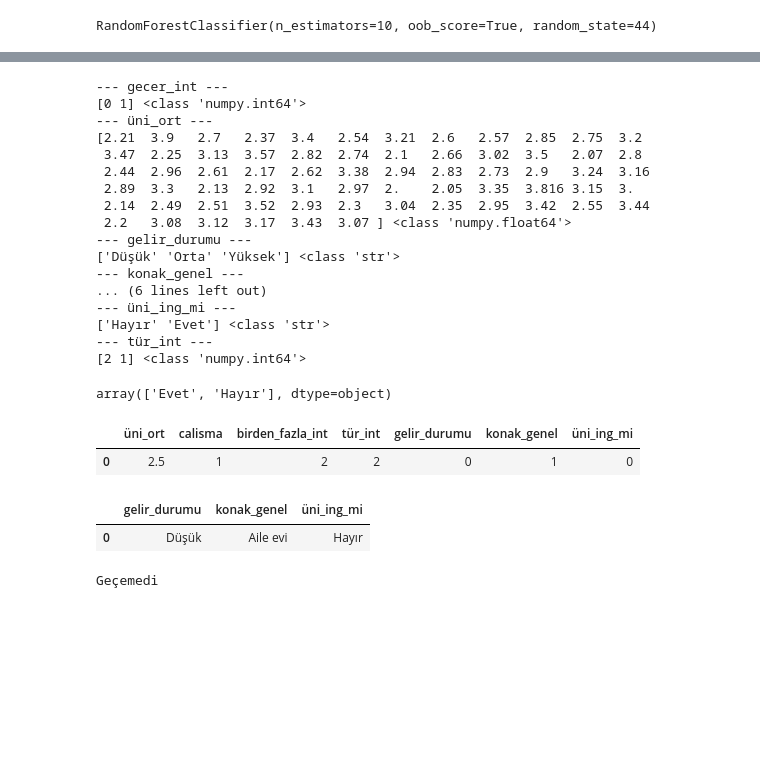
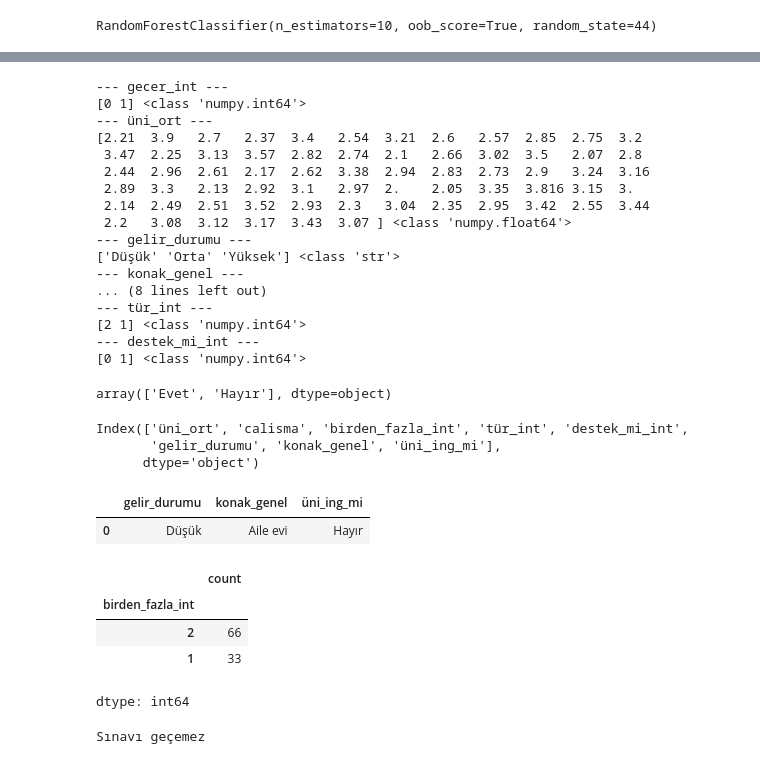
Before and after one commit to kemaldoguoktay/hmgs-analiz, a Jupyter notebook: hmgs.ipynb, the cells around one changed output, grey strips where cells are left out. Cells and saved outputs as stored; diff of their text form; code cells hidden in the pictures; blank space fills up the shorter version.

```diff
--- a/hmgs.ipynb
+++ b/hmgs.ipynb
@@ -1353,5 +1361,5 @@ ml_df = df.copy()
 # %%
-ml_df = ml_df[["gecer_int", "üni_ort", "gelir_durumu", "konak_genel", "calisma","birden_fazla_int","üni_ing_mi","tür_int"]]
+ml_df = ml_df[["gecer_int", "üni_ort", "gelir_durumu", "konak_genel", "calisma","birden_fazla_int","üni_ing_mi","tür_int","destek_mi_int"]]
 # %%
 x = ml_df.drop("gecer_int", axis=1)
 y = ml_df["gecer_int"]
@@ -1439,28 +1448,37 @@ for i in ml_df:
 --- gelir_durumu ---
 ['Düşük' 'Orta' 'Yüksek'] <class 'str'>
 --- konak_genel ---
-... (6 lines left out)
---- üni_ing_mi ---
-['Hayır' 'Evet'] <class 'str'>
+... (8 lines left out)
 --- tür_int ---
 [2 1] <class 'numpy.int64'>
+--- destek_mi_int ---
+[0 1] <class 'numpy.int64'>
 # %%
 label_encoders["üni_ing_mi"].inverse_transform([0,1])
 # %% [output]
 array(['Evet', 'Hayır'], dtype=object)
-# %%
-deneme_df.head(1)
-# %% [output]
-|  | üni_ort | calisma | birden_fazla_int | tür_int | gelir_durumu | konak_genel | üni_ing_mi |
-| 0 | 2.5 | 1 | 2 | 2 | 0 | 1 | 0 |
+# %%
+x_name
+# %% [output]
+Index(['üni_ort', 'calisma', 'birden_fazla_int', 'tür_int', 'destek_mi_int',
+       'gelir_durumu', 'konak_genel', 'üni_ing_mi'],
+      dtype='object')
 # %%
 x_categorical.head(1)
 # %% [output]
 |  | gelir_durumu | konak_genel | üni_ing_mi |
 | 0 | Düşük | Aile evi | Hayır |
+# %%
+ml_df.birden_fazla_int.value_counts()
+# %% [output]
+|  | count |
+| birden_fazla_int |  |
+| 2 | 66 |
+| 1 | 33 |
+dtype: int64
 # %%
-deneme = [2.36, 1.7, 2, 1, "Orta", "Aile evi değil", "Evet"]
-deneme_df = pd.DataFrame([deneme], columns=["üni_ort","calisma","birden_fazla_int","tür_int","gelir_durumu","konak_genel","üni_ing_mi"])
+deneme = [2.4, 1.8, 2, 2, 1,"Orta", "Aile evi değil", "Evet"]
+deneme_df = pd.DataFrame([deneme], columns=["üni_ort","calisma","birden_fazla_int","tür_int","destek_mi_int", "gelir_durumu","konak_genel","üni_ing_mi"])
 
 for col in x_categorical.columns:
     deneme_df[col] = label_encoders[col].transform(deneme_df[col])
@@ -1474,4 +1492,4 @@ if regressor.predict(deneme_le_s)==1:
 else:
   print("Sınavı geçemez")
 # %% [output]
-Geçemedi
+Sınavı geçemez
```
Also changed, not shown: parts of 8 cells of this notebook.
